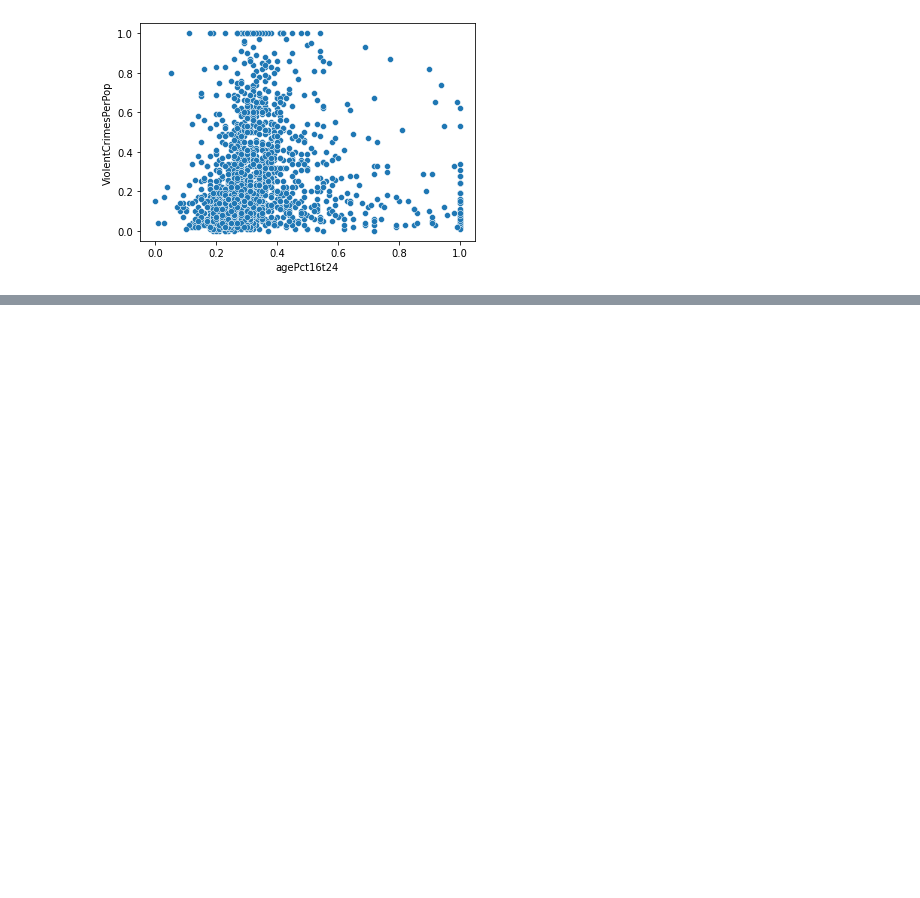
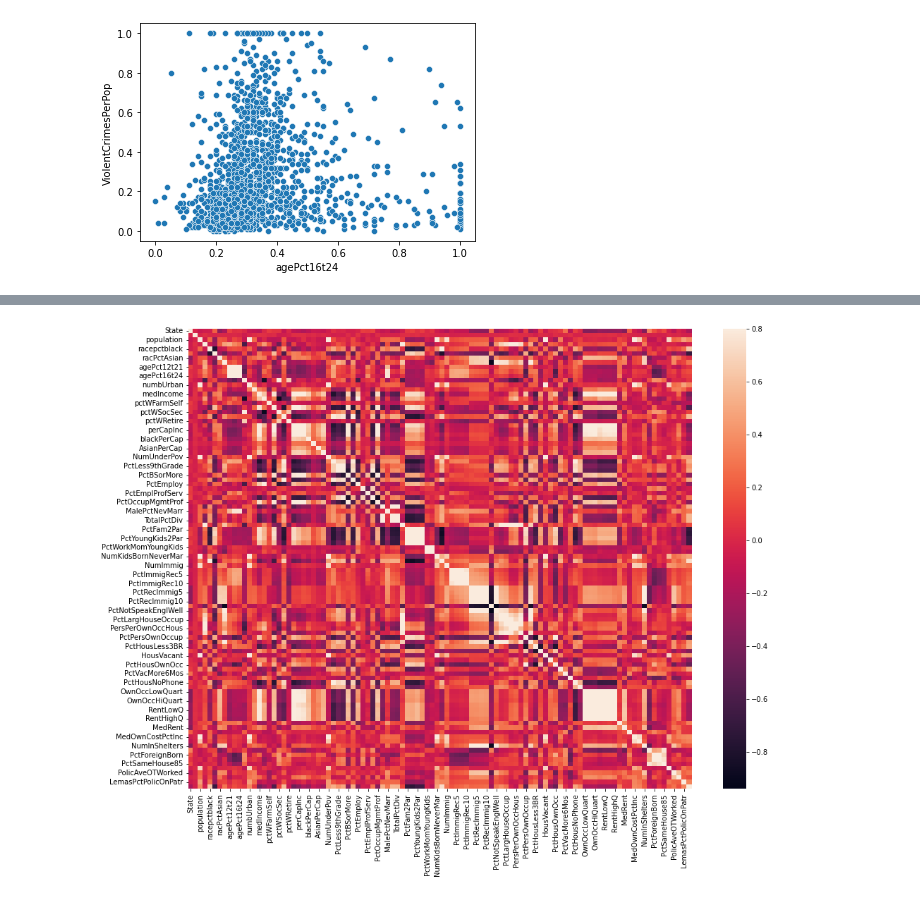
Before and after one commit to DinaHM99/Analyzing-UCI-crimes-and-communities, a Jupyter notebook: UC_crime.ipynb, the cells around one changed output, grey strips where cells are left out. Drawn from its saved outputs; the diff is of its cells as text; code cells hidden in the pictures; blank space fills up the shorter version.

```diff
--- a/UC_crime.ipynb
+++ b/UC_crime.ipynb
@@ -130,0 +166,10 @@ plt.show()
+# %%
+import seaborn as sns
+
+corrmat = df.corr()
+fig = plt.figure(figsize = (16, 12))
+
+sns.heatmap(corrmat, vmax = 0.8)
+plt.show()
+# %% [output]
+[figure, added]
```
Also changed, not shown: parts of 4 cells of this notebook.
